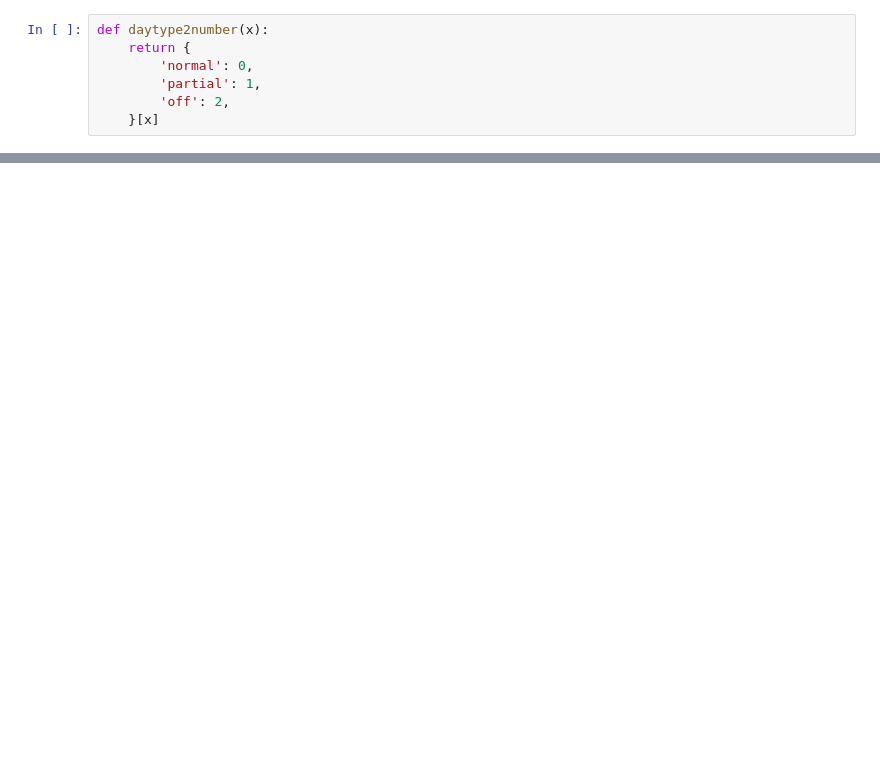
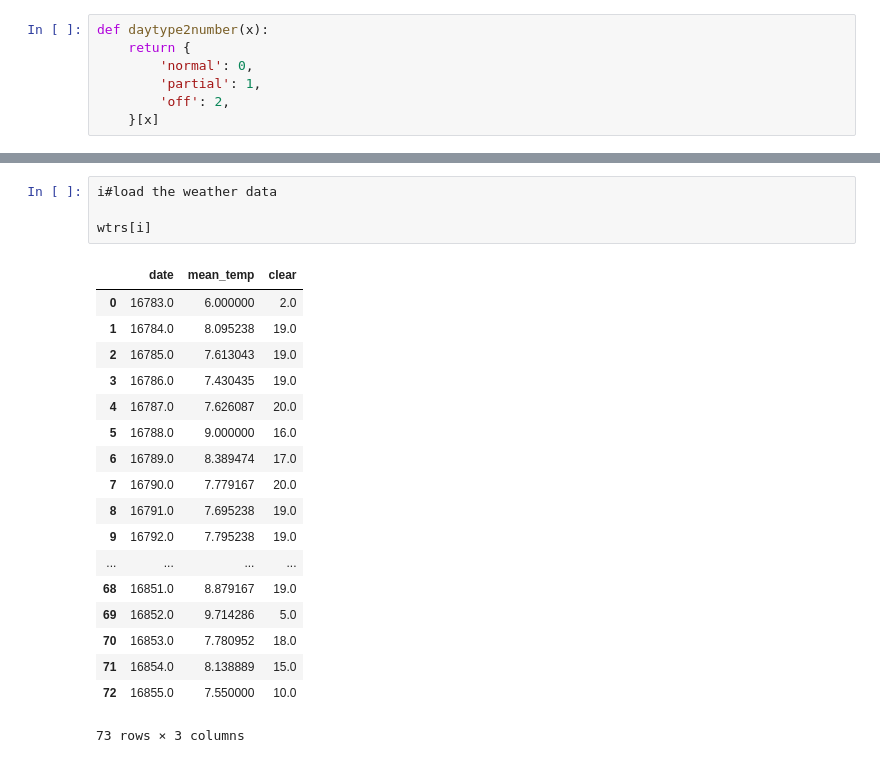
Before and after one commit to striantafillou/causality, a Jupyter notebook: read_data.ipynb, the cells around one changed output, grey strips where cells are left out. Cells and saved outputs as stored; diff of their text form; blank space fills up the shorter version.

```diff
--- a/read_data.ipynb
+++ b/read_data.ipynb
@@ -159,0 +207,23 @@ len(data)
+# %%
+i#load the weather data
+
+wtrs[i]
+# %% [output]
+|  | date | mean_temp | clear |
+| 0 | 16783.0 | 6.000000 | 2.0 |
+| 1 | 16784.0 | 8.095238 | 19.0 |
+| 2 | 16785.0 | 7.613043 | 19.0 |
+| 3 | 16786.0 | 7.430435 | 19.0 |
+| 4 | 16787.0 | 7.626087 | 20.0 |
+| 5 | 16788.0 | 9.000000 | 16.0 |
+| 6 | 16789.0 | 8.389474 | 17.0 |
+| 7 | 16790.0 | 7.779167 | 20.0 |
+| 8 | 16791.0 | 7.695238 | 19.0 |
+| 9 | 16792.0 | 7.795238 | 19.0 |
+| ... | ... | ... | ... |
+| 68 | 16851.0 | 8.879167 | 19.0 |
+| 69 | 16852.0 | 9.714286 | 5.0 |
+| 70 | 16853.0 | 7.780952 | 18.0 |
+| 71 | 16854.0 | 8.138889 | 15.0 |
+| 72 | 16855.0 | 7.550000 | 10.0 |
+73 rows × 3 columns
```
Also changed, not shown: parts of 6 cells of this notebook, 2 other files.
